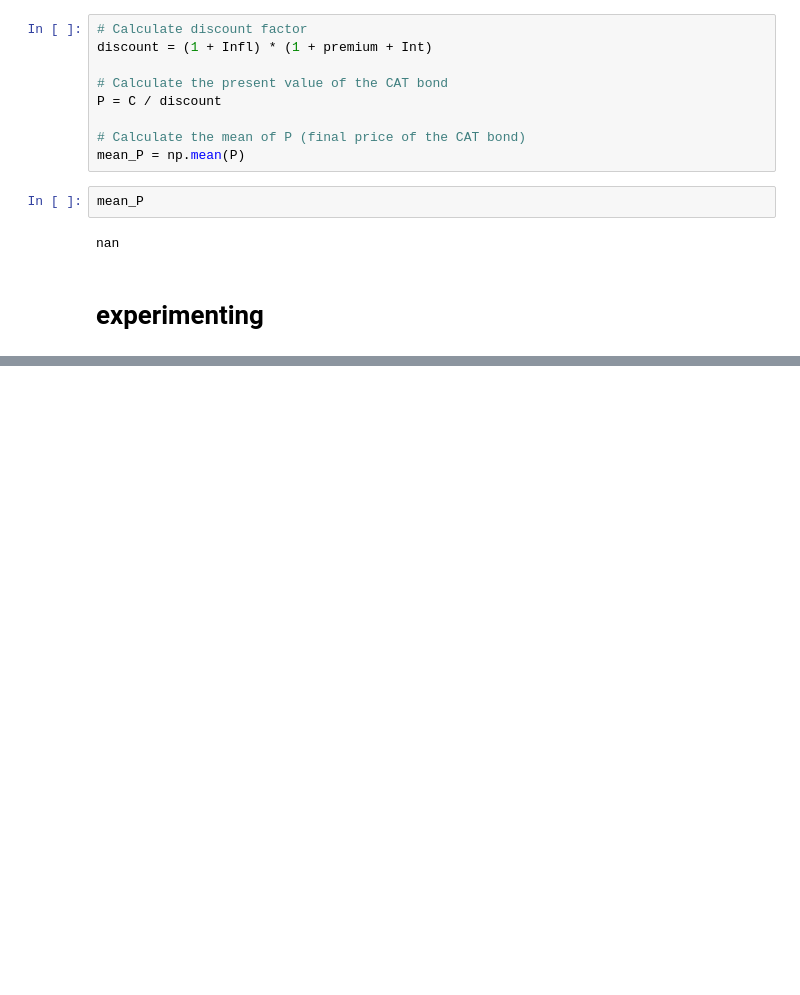
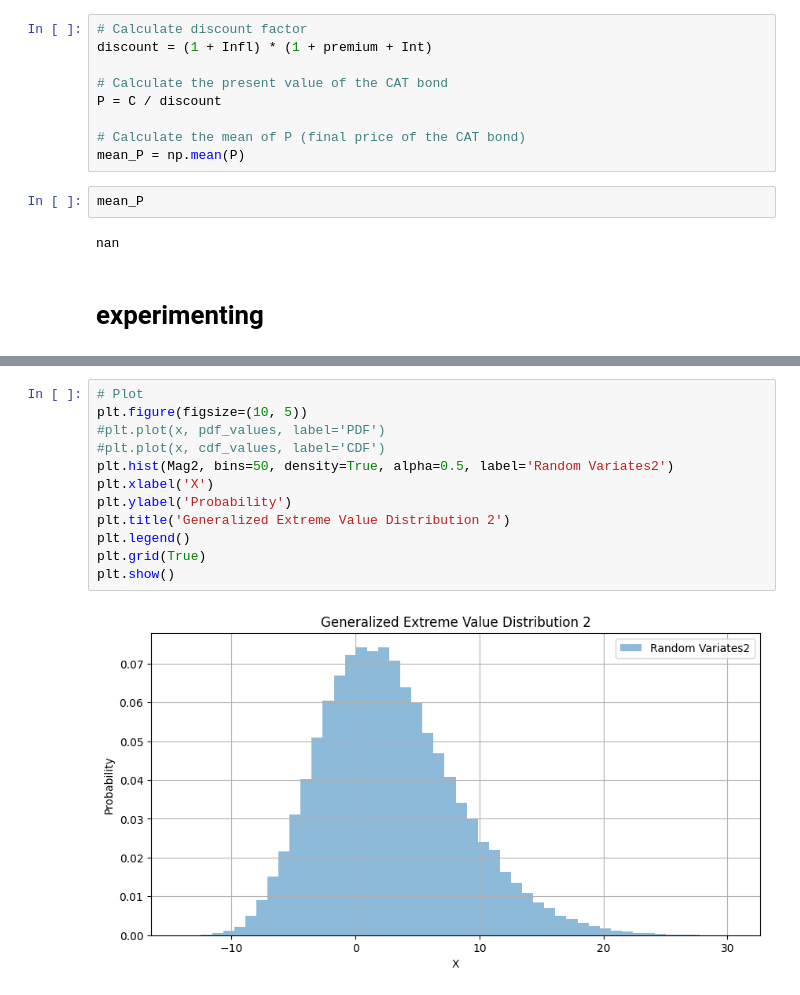
Before and after one commit to massey007/Code-Work, a Jupyter notebook: CAT bonds.ipynb, the cells around one changed output, grey strips where cells are left out. Cells and saved outputs as stored; diff of their text form; blank space fills up the shorter version.

```diff
--- a/CAT bonds.ipynb
+++ b/CAT bonds.ipynb
@@ -161,0 +168,14 @@ plt.show()
+# %%
+# Plot
+plt.figure(figsize=(10, 5))
+#plt.plot(x, pdf_values, label='PDF')
+#plt.plot(x, cdf_values, label='CDF')
+plt.hist(Mag2, bins=50, density=True, alpha=0.5, label='Random Variates2')
+plt.xlabel('X')
+plt.ylabel('Probability')
+plt.title('Generalized Extreme Value Distribution 2')
+plt.legend()
+plt.grid(True)
+plt.show()
+# %% [output]
+[figure, added]
```
Also changed, not shown: parts of 3 cells of this notebook.
